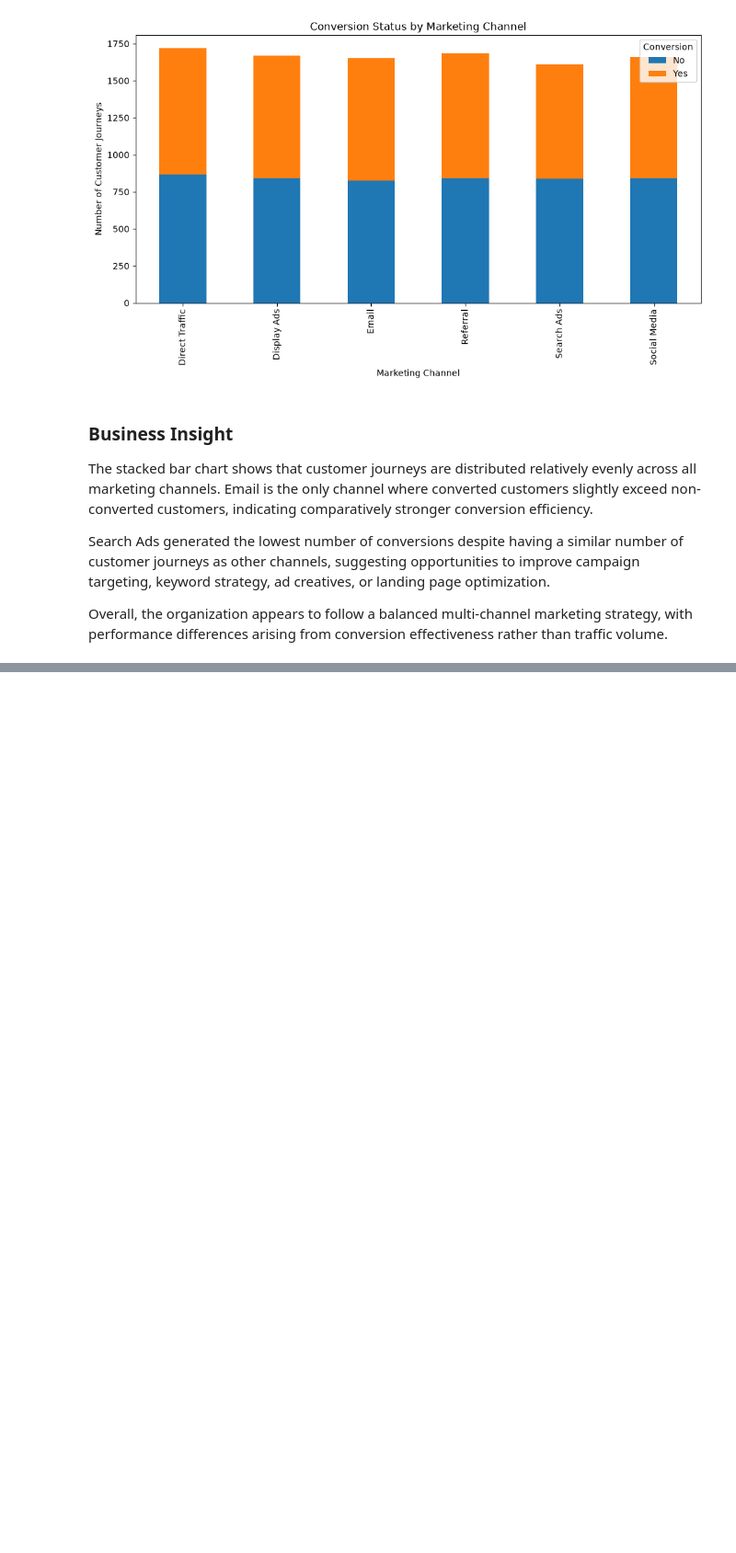
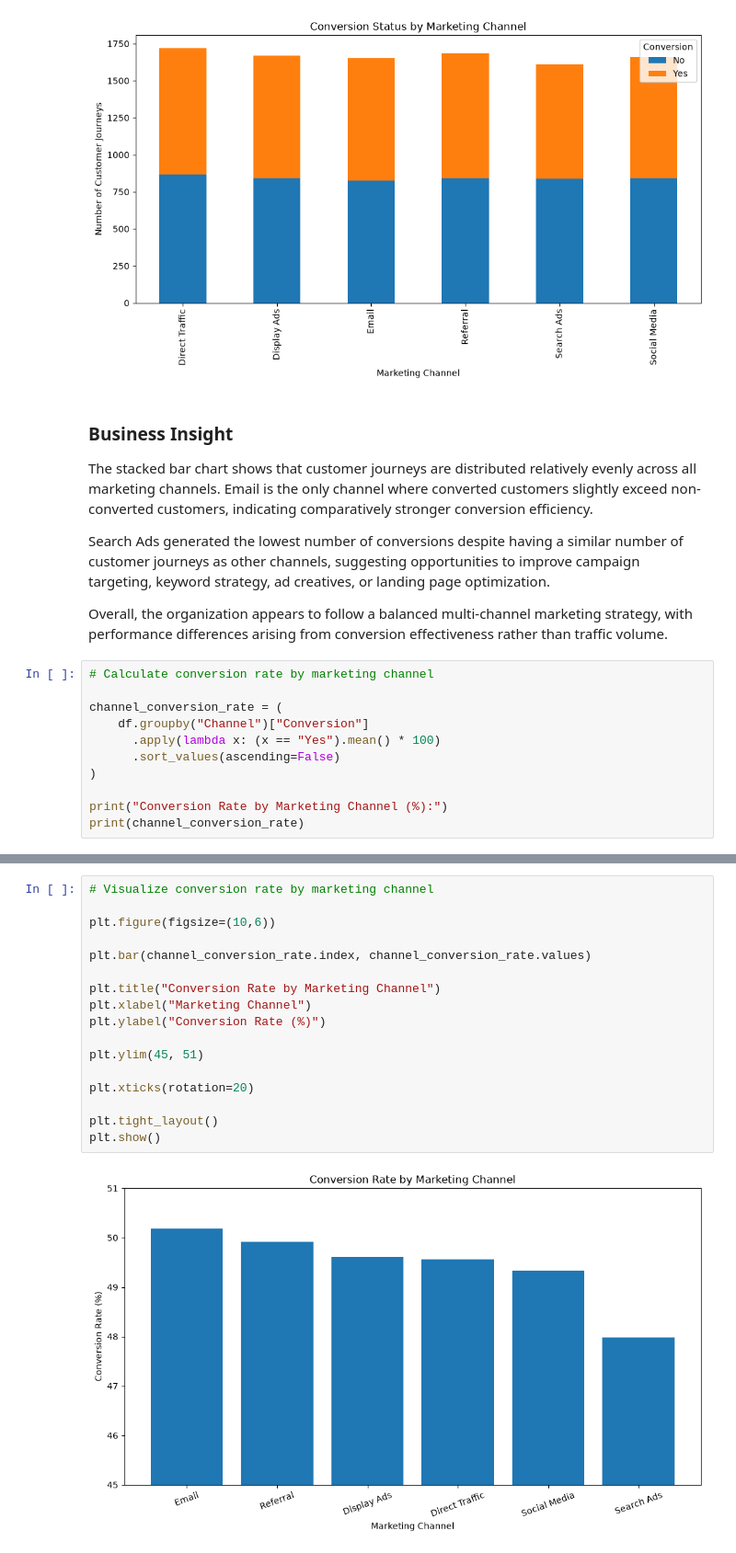
Before and after one commit to sakinasayed512/multi-touch-attribution, a Jupyter notebook: Marketing_Attribution_ROI_Dashboard/notebooks/01_Data_Exploration.ipynb, the cells around one changed output, grey strips where cells are left out. Shown at 92% size. Saved outputs shown, nothing was run; the diff lists cells and outputs as text; blank space fills up the shorter version.

Commit message:
Day 5: Added campaign analysis, conversion rate insights and time-based customer journey analysis

```diff
--- a/Marketing_Attribution_ROI_Dashboard/notebooks/01_Data_Exploration.ipynb
+++ b/Marketing_Attribution_ROI_Dashboard/notebooks/01_Data_Exploration.ipynb
@@ -259,3 +259,14 @@ The stacked bar chart shows that customer journeys are distributed relatively ev
 Search Ads generated the lowest number of conversions despite having a similar number of customer journeys as other channels, suggesting opportunities to improve campaign targeting, keyword strategy, ad creatives, or landing page optimization.
 
 Overall, the organization appears to follow a balanced multi-channel marketing strategy, with performance differences arising from conversion effectiveness rather than traffic volume.
+# %%
+# Calculate conversion rate by marketing channel
+
+channel_conversion_rate = (
+    df.groupby("Channel")["Conversion"]
+      .apply(lambda x: (x == "Yes").mean() * 100)
+      .sort_values(ascending=False)
+)
+
+print("Conversion Rate by Marketing Channel (%):")
+print(channel_conversion_rate)
@@ -261,0 +289,19 @@ Overall, the organization appears to follow a balanced multi-channel marketing s
+# %%
+# Visualize conversion rate by marketing channel
+
+plt.figure(figsize=(10,6))
+
+plt.bar(channel_conversion_rate.index, channel_conversion_rate.values)
+
+plt.title("Conversion Rate by Marketing Channel")
+plt.xlabel("Marketing Channel")
+plt.ylabel("Conversion Rate (%)")
+
+plt.ylim(45, 51)
+
+plt.xticks(rotation=20)
+
+plt.tight_layout()
+plt.show()
+# %% [output]
+[figure, added]
```
Also changed, not shown: parts of 15 cells of this notebook, 2 other files.
